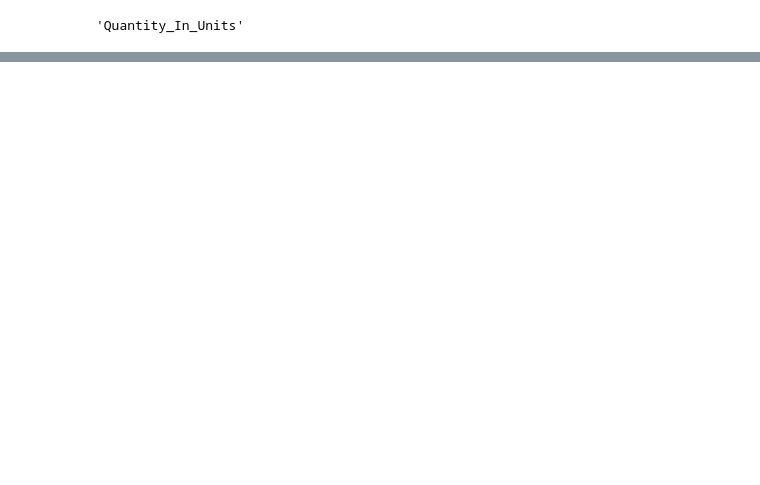
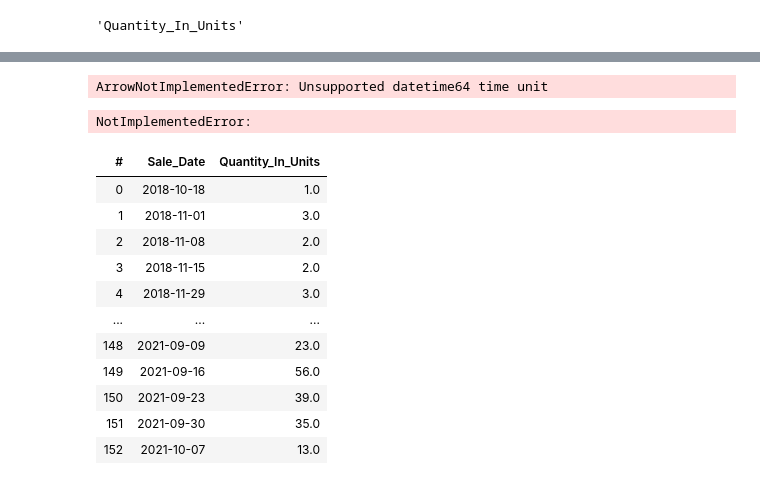
Before and after one commit to DreKwasi/time_series, a Jupyter notebook: Consumption_Data_Analysis.ipynb, the cells around one changed output, grey strips where cells are left out. Cells and saved outputs as stored; diff of their text form; code cells hidden in the pictures; blank space fills up the shorter version.

```diff
--- a/Consumption_Data_Analysis.ipynb
+++ b/Consumption_Data_Analysis.ipynb
@@ -210,0 +193,2 @@ wk
+# %%
+df.index = pd.to_datetime(df['Sale_Date'].values, unit='s')
@@ -211,4 +216,33 @@ wk
+# %%
+wk.groupby(by=['Sale_Facility', 'Item_Sub_Category','Customer_Type',vx.BinnerTime(wk['Sale_Date'], resolution='W')],
+               agg={'Quantity_In_Units':'sum'})
+# %% [output]
+ArrowNotImplementedError: Unsupported datetime64 time unit
 # %%
 weekly = anti_d.groupby(by=vx.BinnerTime(anti_d['Sale_Date'], resolution='W'), agg={'count':'count'})
 daily = anti_d.groupby(by=vx.BinnerTime(anti_d['Sale_Date'], resolution='D'), agg={'count':'count'})
 monthly = anti_d.groupby(by=vx.BinnerTime(anti_d['Sale_Date'], resolution='M'), agg={'count':'count'})
+# %%
+for i in df['Item_Sub_Category'].unique():
+    item_mask = df['Item_Sub_Category'] == i
+    item_data = df[item_mask]
+    weekly = item_data.groupby(by=vx.BinnerTime(item_df['Sale_Date'], resolution='W', agg={'Quantity_In_Units':'sum'}))
+# %% [output]
+NotImplementedError:
+# %%
+weekly = item_data.groupby(by=vx.BinnerTime(item_data['Sale_Date'], resolution='W'), agg={'Quantity_In_Units':'sum'})
+# %%
+len(weekly)
+# %% [output]
+| # | Sale_Date | Quantity_In_Units |
+| 0 | 2018-10-18 | 1.0 |
+| 1 | 2018-11-01 | 3.0 |
+| 2 | 2018-11-08 | 2.0 |
+| 3 | 2018-11-15 | 2.0 |
+| 4 | 2018-11-29 | 3.0 |
+| ... | ... | ... |
+| 148 | 2021-09-09 | 23.0 |
+| 149 | 2021-09-16 | 56.0 |
+| 150 | 2021-09-23 | 39.0 |
+| 151 | 2021-09-30 | 35.0 |
+| 152 | 2021-10-07 | 13.0 |
```
Also changed, not shown: parts of 10 cells of this notebook, 2 other files.
